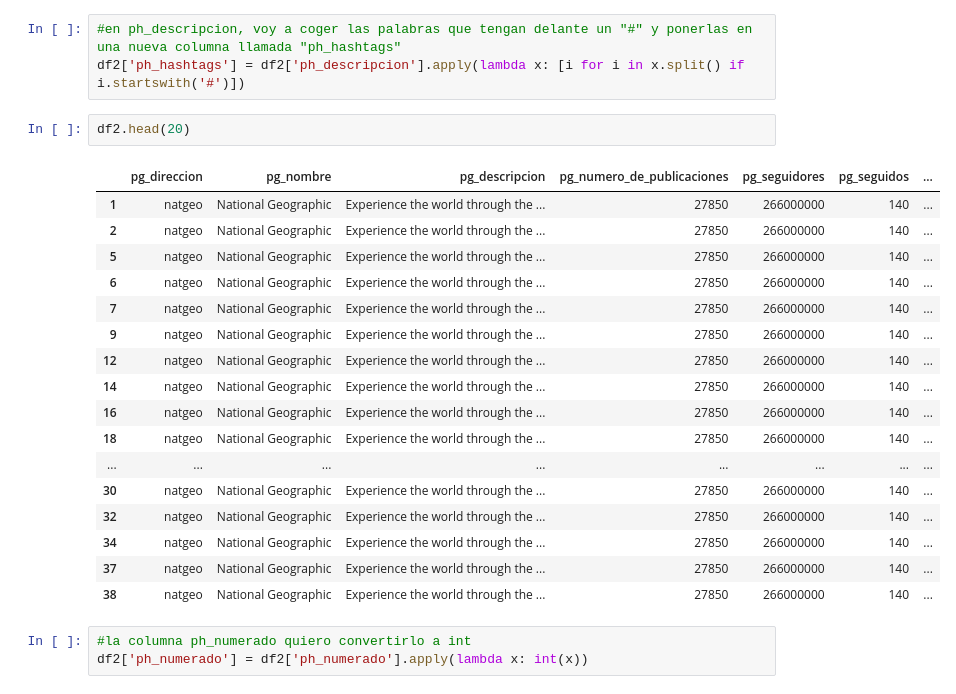
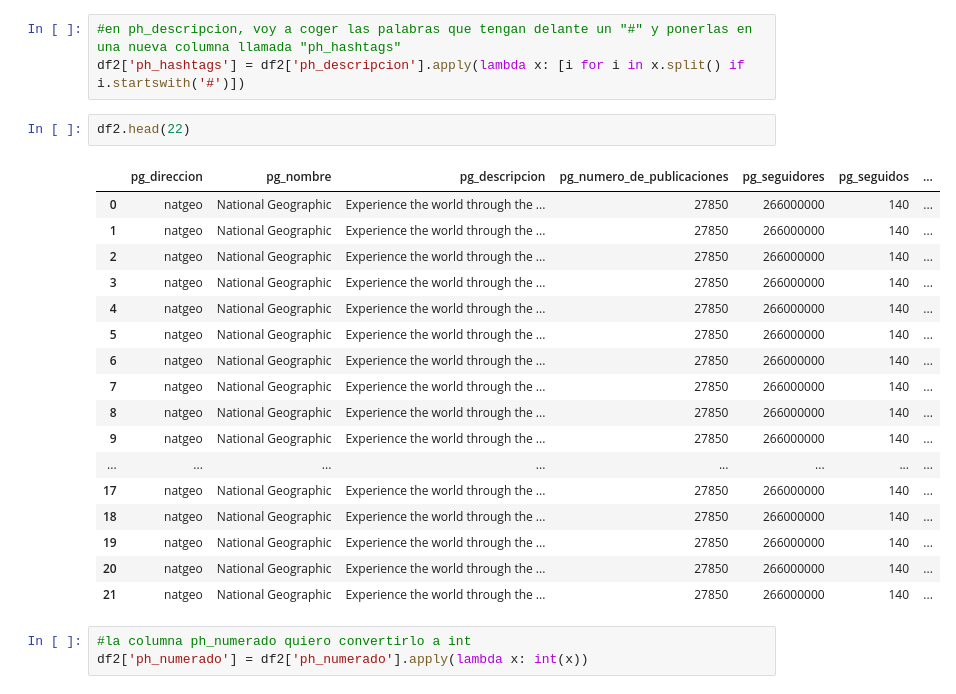
Before and after one commit to segomismo/proyecto-final-ironhack, a Jupyter notebook: src/limpiezadatos.ipynb, the cells around one changed output. Saved outputs shown, nothing was run; the diff lists cells and outputs as text.

```diff
--- a/src/limpiezadatos.ipynb
+++ b/src/limpiezadatos.ipynb
@@ -211,25 +211,25 @@ dtype('<M8[ns]')
 #en ph_descripcion, voy a coger las palabras que tengan delante un "#" y ponerlas en una nueva columna llamada "ph_hashtags"
 df2['ph_hashtags'] = df2['ph_descripcion'].apply(lambda x: [i for i in x.split() if i.startswith('#')])
 # %%
-df2.head(20)
+df2.head(22)
 # %% [output]
 |  | pg_direccion | pg_nombre | pg_descripcion | pg_numero_de_publicaciones | pg_seguidores | pg_seguidos | ... |
+| 0 | natgeo | National Geographic | Experience the world through the ... | 27850 | 266000000 | 140 | ... |
 | 1 | natgeo | National Geographic | Experience the world through the ... | 27850 | 266000000 | 140 | ... |
 | 2 | natgeo | National Geographic | Experience the world through the ... | 27850 | 266000000 | 140 | ... |
+| 3 | natgeo | National Geographic | Experience the world through the ... | 27850 | 266000000 | 140 | ... |
+| 4 | natgeo | National Geographic | Experience the world through the ... | 27850 | 266000000 | 140 | ... |
 | 5 | natgeo | National Geographic | Experience the world through the ... | 27850 | 266000000 | 140 | ... |
 | 6 | natgeo | National Geographic | Experience the world through the ... | 27850 | 266000000 | 140 | ... |
 | 7 | natgeo | National Geographic | Experience the world through the ... | 27850 | 266000000 | 140 | ... |
+| 8 | natgeo | National Geographic | Experience the world through the ... | 27850 | 266000000 | 140 | ... |
 | 9 | natgeo | National Geographic | Experience the world through the ... | 27850 | 266000000 | 140 | ... |
-| 12 | natgeo | National Geographic | Experience the world through the ... | 27850 | 266000000 | 140 | ... |
-| 14 | natgeo | National Geographic | Experience the world through the ... | 27850 | 266000000 | 140 | ... |
-| 16 | natgeo | National Geographic | Experience the world through the ... | 27850 | 266000000 | 140 | ... |
+| ... | ... | ... | ... | ... | ... | ... | ... |
+| 17 | natgeo | National Geographic | Experience the world through the ... | 27850 | 266000000 | 140 | ... |
 | 18 | natgeo | National Geographic | Experience the world through the ... | 27850 | 266000000 | 140 | ... |
-| ... | ... | ... | ... | ... | ... | ... | ... |
-| 30 | natgeo | National Geographic | Experience the world through the ... | 27850 | 266000000 | 140 | ... |
-| 32 | natgeo | National Geographic | Experience the world through the ... | 27850 | 266000000 | 140 | ... |
-| 34 | natgeo | National Geographic | Experience the world through the ... | 27850 | 266000000 | 140 | ... |
-| 37 | natgeo | National Geographic | Experience the world through the ... | 27850 | 266000000 | 140 | ... |
-| 38 | natgeo | National Geographic | Experience the world through the ... | 27850 | 266000000 | 140 | ... |
+| 19 | natgeo | National Geographic | Experience the world through the ... | 27850 | 266000000 | 140 | ... |
+| 20 | natgeo | National Geographic | Experience the world through the ... | 27850 | 266000000 | 140 | ... |
+| 21 | natgeo | National Geographic | Experience the world through the ... | 27850 | 266000000 | 140 | ... |
 # %%
 #la columna ph_numerado quiero convertirlo a int
 df2['ph_numerado'] = df2['ph_numerado'].apply(lambda x: int(x))
```
Also changed, not shown: parts of 24 cells of this notebook, 5 other files.
